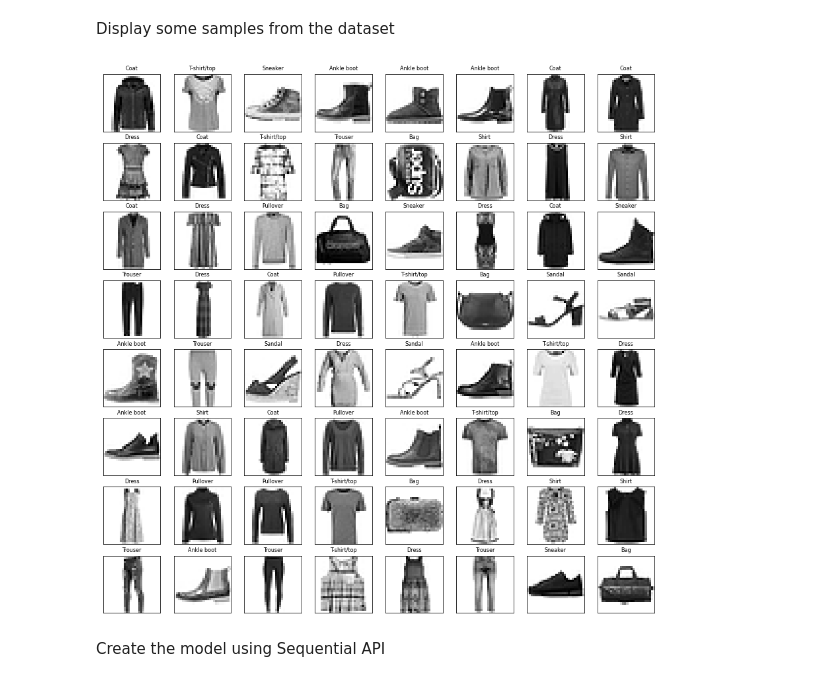
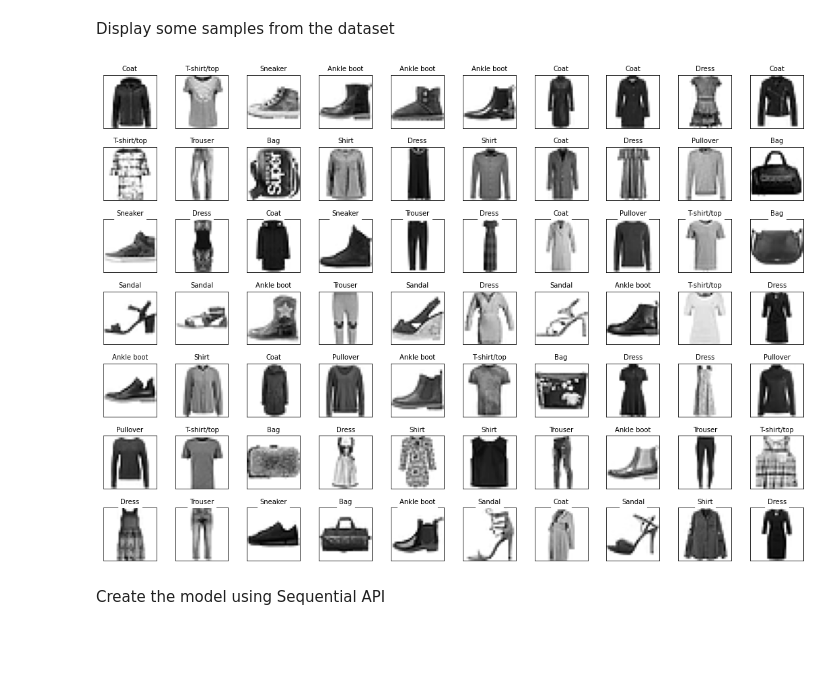
Before and after one commit to trizkynoviandy/clothes-classification, a Jupyter notebook: fashion-MNIST-classifcation.ipynb, the cells around one changed output. Cells and saved outputs as stored; diff of their text form; code cells hidden in the pictures; blank space fills up the shorter version.

```diff
--- a/fashion-MNIST-classifcation.ipynb
+++ b/fashion-MNIST-classifcation.ipynb
@@ -34,14 +35,15 @@ Display some samples from the dataset
 # %%
 fig = plt.figure(figsize=(15, 15))
 
-for i in range(64):
+for i in range(70):
     digit = X_train[i]
     digit_image = digit.reshape(28, 28)
-    ax = fig.add_subplot(8, 8, i + 1, xticks=[], yticks=[])
+    ax = fig.add_subplot(10, 10, i + 1, xticks=[], yticks=[])
     ax.imshow(digit_image, cmap=plt.cm.binary)
-    ax.set_title(str(class_names[y_train[i]]), backgroundcolor= 'white', fontsize=8)
+    ax.set_title(str(class_names[y_train[i]]), backgroundcolor='white', fontsize=10)
+plt.tight_layout()
 # %% [output]
-[figure, old version]
+[figure, new version]
 # %% [markdown]
 Create the model using Sequential API
 # %%
```
Also changed, not shown: parts of 9 cells of this notebook.
